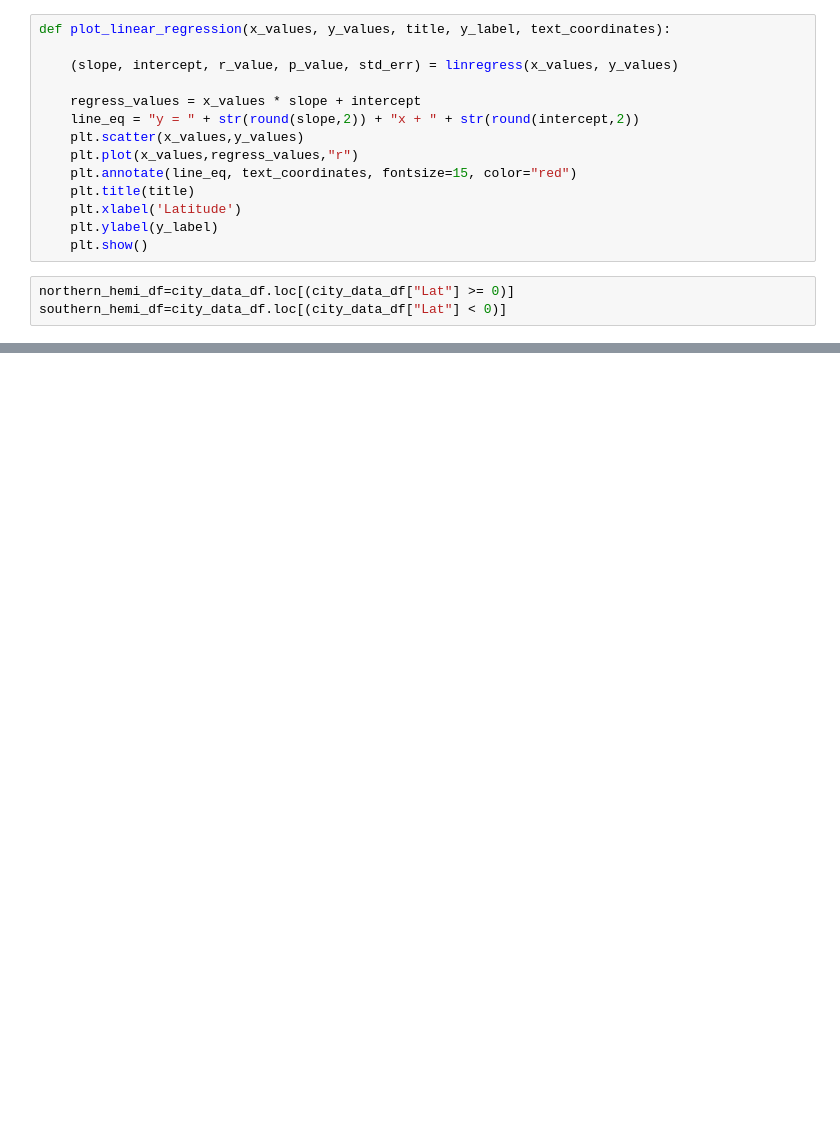
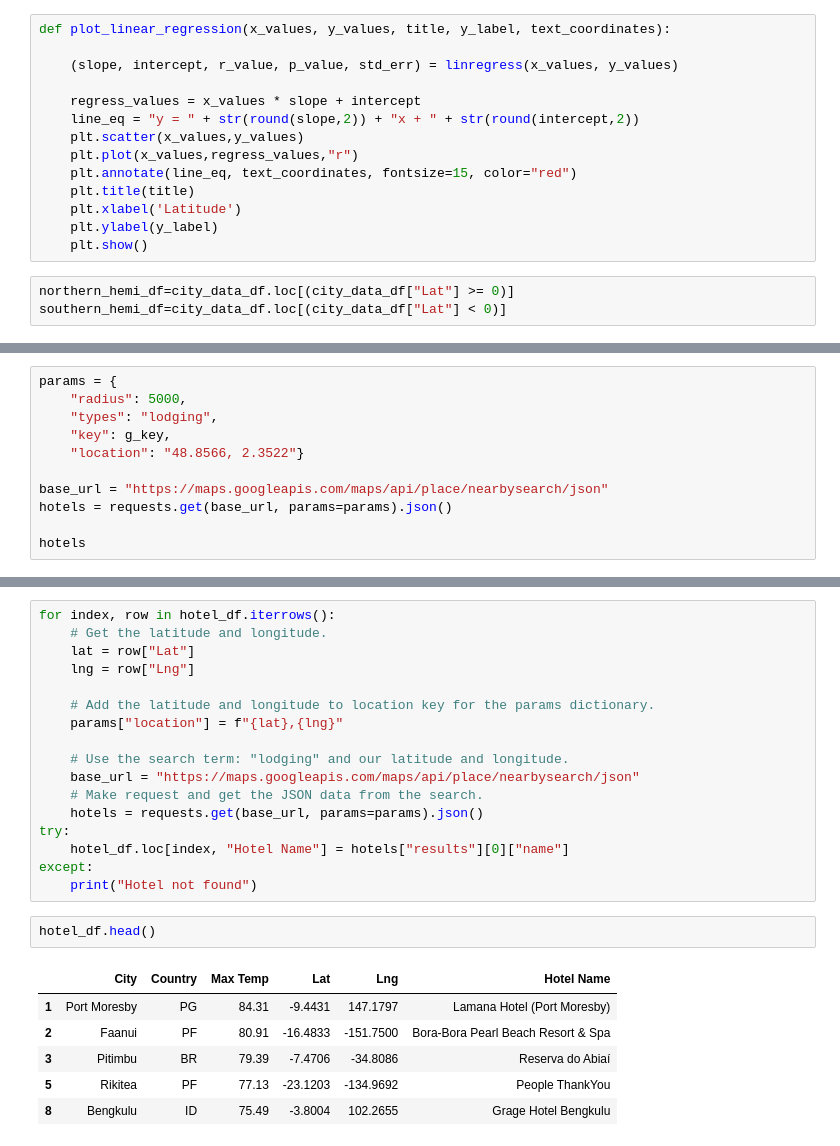
Before and after one commit to jackary24/world_weather_analysis, a Jupyter notebook: WeatherPy.ipynb, the cells around one changed output, grey strips where cells are left out. Cells and saved outputs as stored; diff of their text form; blank space fills up the shorter version.

```diff
--- a/WeatherPy.ipynb
+++ b/WeatherPy.ipynb
@@ -273,0 +334,11 @@ plot_linear_regression(x_values, y_values,
+# %%
+params = {
+    "radius": 5000,
+    "types": "lodging",
+    "key": g_key,
+    "location": "48.8566, 2.3522"}
+
+base_url = "https://maps.googleapis.com/maps/api/place/nearbysearch/json"
+hotels = requests.get(base_url, params=params).json()
+
+hotels
@@ -273,0 +363,26 @@ plot_linear_regression(x_values, y_values,
+# %%
+for index, row in hotel_df.iterrows():
+    # Get the latitude and longitude.
+    lat = row["Lat"]
+    lng = row["Lng"]
+
+    # Add the latitude and longitude to location key for the params dictionary.
+    params["location"] = f"{lat},{lng}"
+
+    # Use the search term: "lodging" and our latitude and longitude.
+    base_url = "https://maps.googleapis.com/maps/api/place/nearbysearch/json"
+    # Make request and get the JSON data from the search.
+    hotels = requests.get(base_url, params=params).json()
+try:
+    hotel_df.loc[index, "Hotel Name"] = hotels["results"][0]["name"]
+except:
+    print("Hotel not found")
+# %%
+hotel_df.head()
+# %% [output]
+|  | City | Country | Max Temp | Lat | Lng | Hotel Name |
+| 1 | Port Moresby | PG | 84.31 | -9.4431 | 147.1797 | Lamana Hotel (Port Moresby) |
+| 2 | Faanui | PF | 80.91 | -16.4833 | -151.7500 | Bora-Bora Pearl Beach Resort & Spa |
+| 3 | Pitimbu | BR | 79.39 | -7.4706 | -34.8086 | Reserva do Abiaí |
+| 5 | Rikitea | PF | 77.13 | -23.1203 | -134.9692 | People ThankYou |
+| 8 | Bengkulu | ID | 75.49 | -3.8004 | 102.2655 | Grage Hotel Bengkulu |
```
Also changed, not shown: parts of 29 cells of this notebook.
